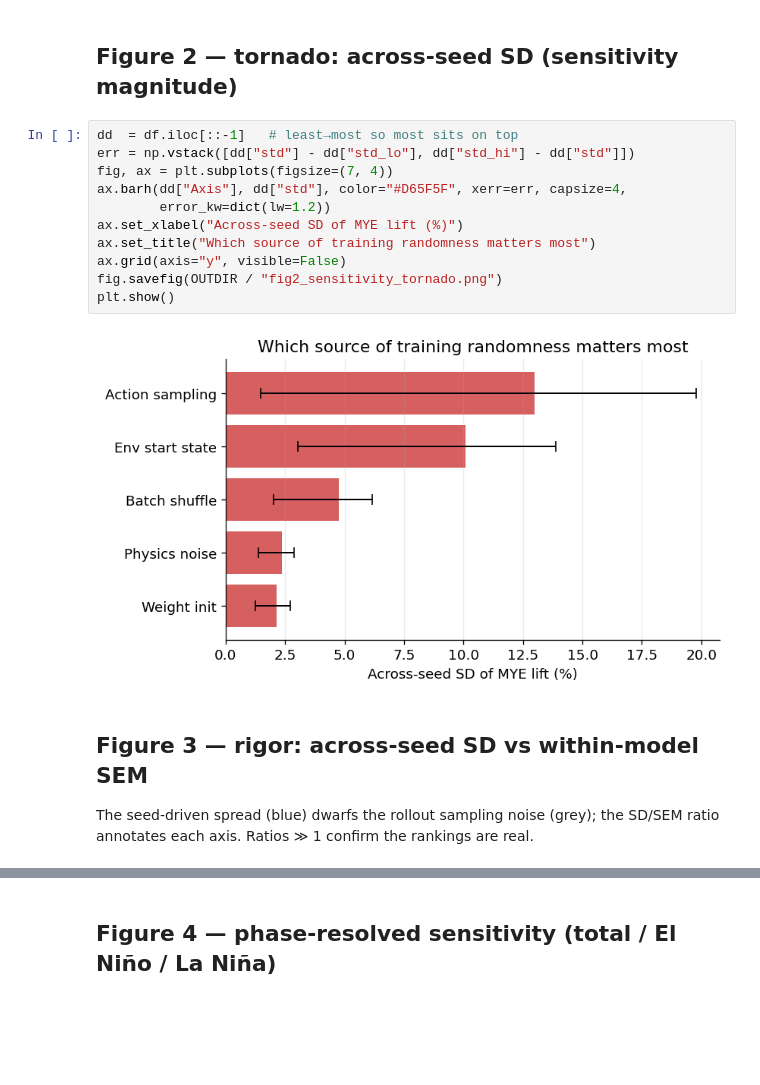
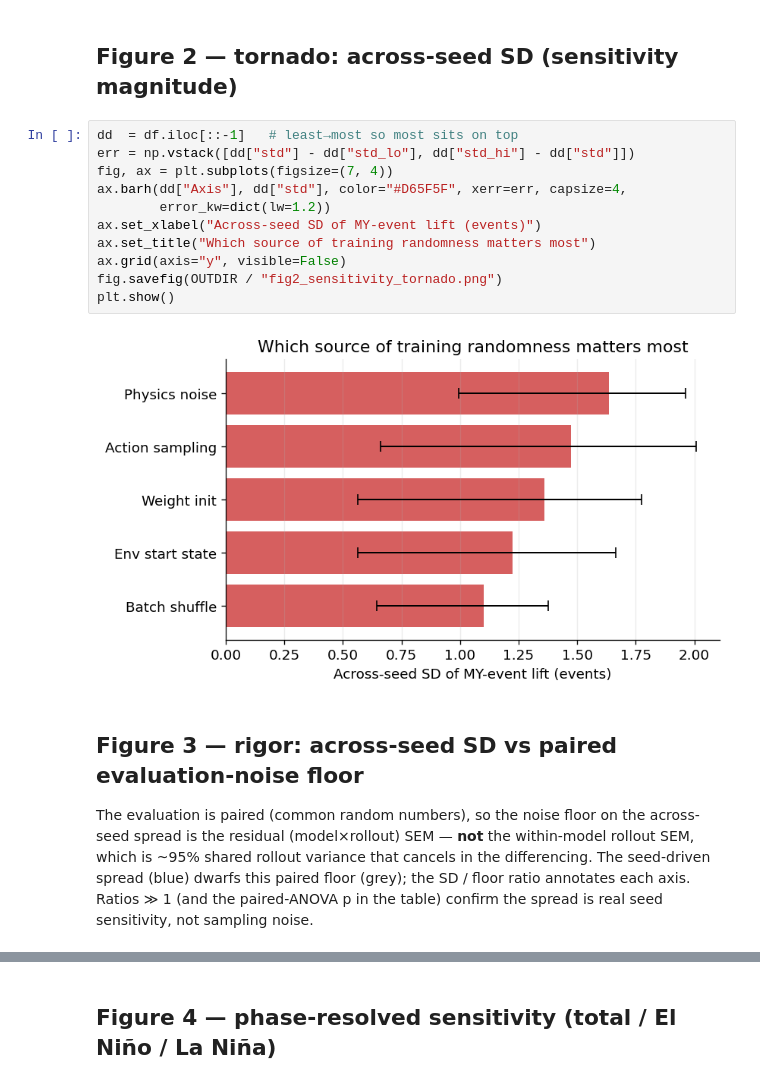
Before and after one commit to ayman-tech/enso-rl, a Jupyter notebook: notebooks/seed_sensitivity.ipynb, the cells around one changed output, grey strips where cells are left out. Cells and saved outputs as stored; diff of their text form; blank space fills up the shorter version.

Commit message:
seed sensitivity corrected, shap optimized

```diff
--- a/notebooks/seed_sensitivity.ipynb
+++ b/notebooks/seed_sensitivity.ipynb
@@ -143,21 +225,25 @@ plt.show()
 # %%
 dd  = df.iloc[::-1]   # least→most so most sits on top
 err = np.vstack([dd["std"] - dd["std_lo"], dd["std_hi"] - dd["std"]])
 fig, ax = plt.subplots(figsize=(7, 4))
 ax.barh(dd["Axis"], dd["std"], color="#D65F5F", xerr=err, capsize=4,
         error_kw=dict(lw=1.2))
-ax.set_xlabel("Across-seed SD of MYE lift (%)")
+ax.set_xlabel("Across-seed SD of MY-event lift (events)")
 ax.set_title("Which source of training randomness matters most")
 ax.grid(axis="y", visible=False)
 fig.savefig(OUTDIR / "fig2_sensitivity_tornado.png")
 plt.show()
 # %% [output]
-[figure, old version]
+[figure, new version]
 # %% [markdown]
-## Figure 3 — rigor: across-seed SD vs within-model SEM
+## Figure 3 — rigor: across-seed SD vs paired evaluation-noise floor
 
-The seed-driven spread (blue) dwarfs the rollout sampling noise (grey); the
-SD/SEM ratio annotates each axis. Ratios ≫ 1 confirm the rankings are real.
+The evaluation is paired (common random numbers), so the noise floor on the
+across-seed spread is the residual (model×rollout) SEM — **not** the within-model
+rollout SEM, which is ~95% shared rollout variance that cancels in the differencing.
+The seed-driven spread (blue) dwarfs this paired floor (grey); the SD / floor ratio
+annotates each axis. Ratios ≫ 1 (and the paired-ANOVA p in the table) confirm the
+spread is real seed sensitivity, not sampling noise.
 # %%
 x, w = np.arange(len(df)), 0.38
 fig, ax = plt.subplots(figsize=(8, 4.5))
```
Also changed, not shown: parts of 10 cells of this notebook, 1 other file.
